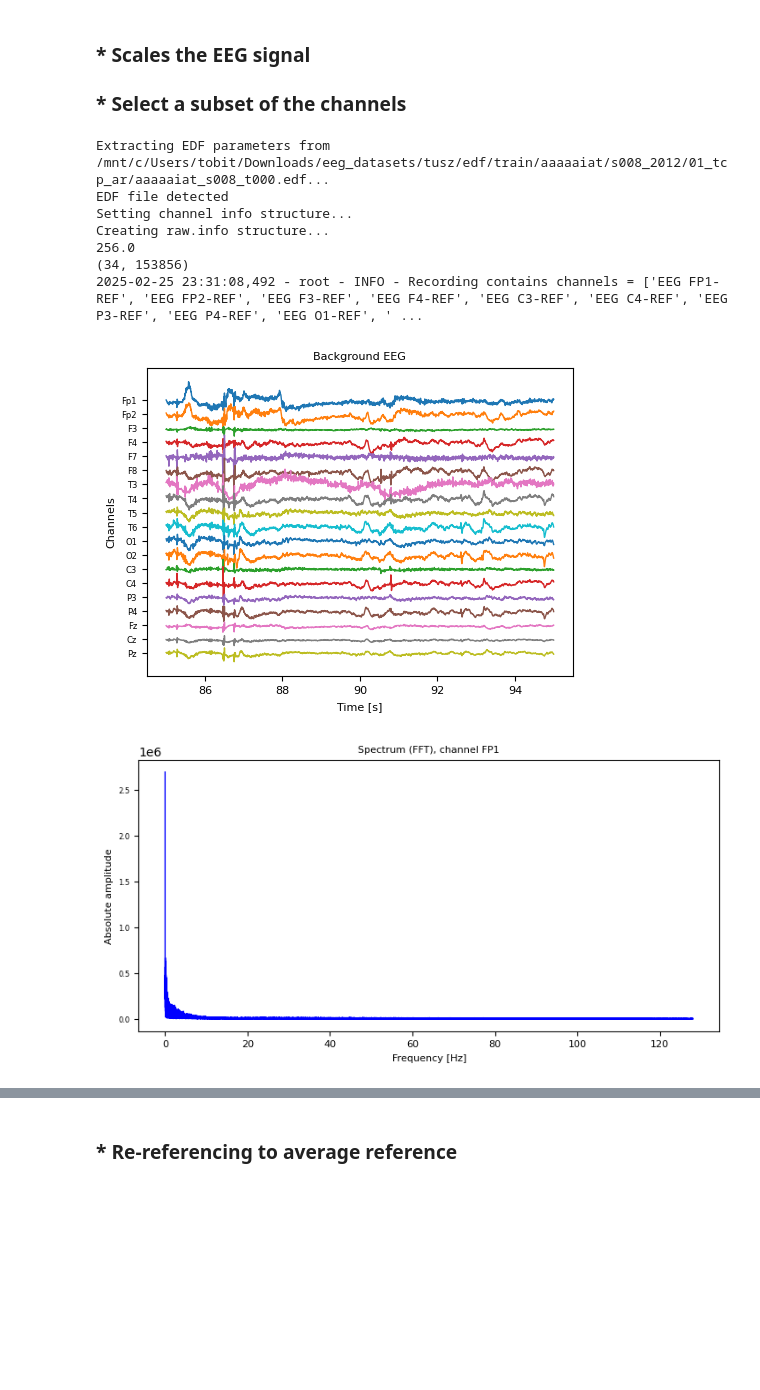
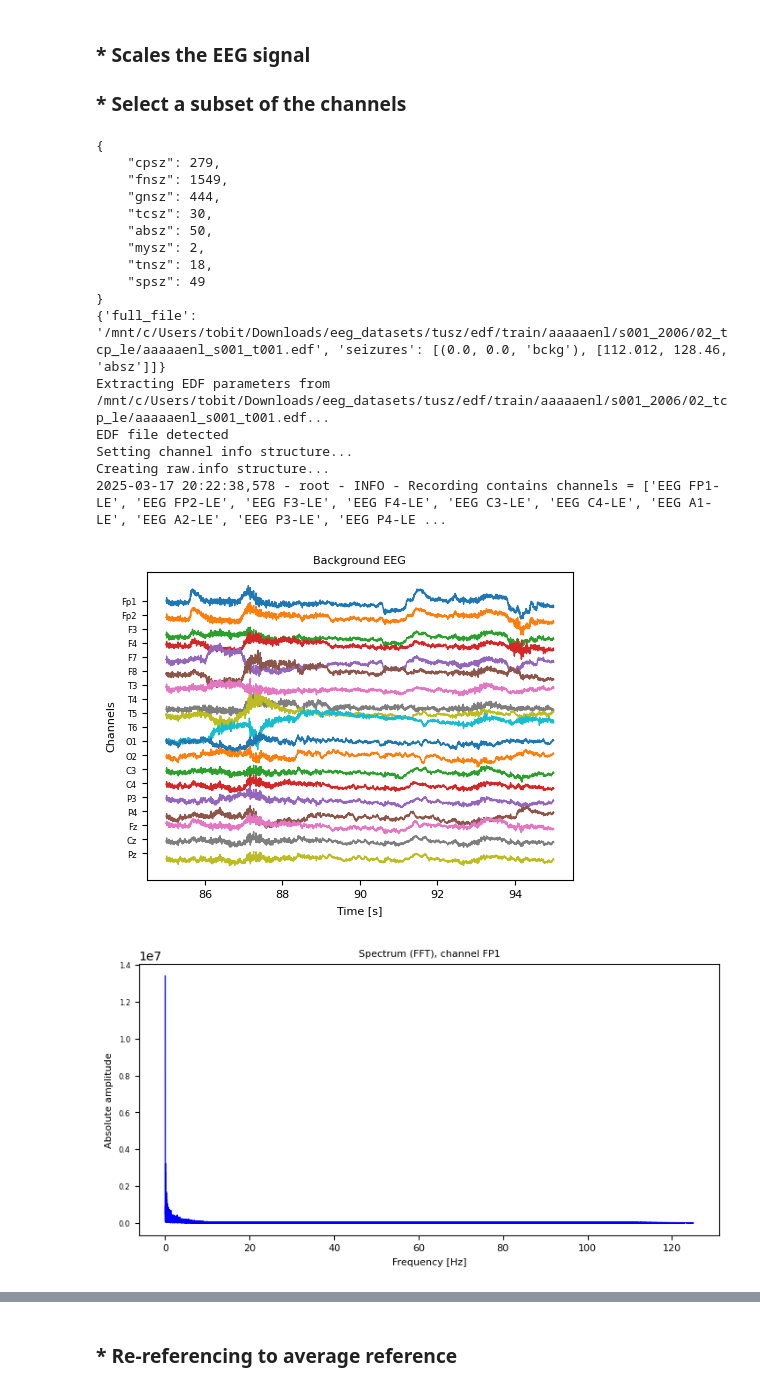
Before and after one commit to lasaid-udg/DCEC_SESH_seizure_biomarkers, a Jupyter notebook: notebooks/EEG_raw_analysis_Tusz.ipynb, the cells around one changed output, grey strips where cells are left out. Drawn from its saved outputs; the diff is of its cells as text; code cells hidden in the pictures; blank space fills up the shorter version.

```diff
--- a/notebooks/EEG_raw_analysis_Tusz.ipynb
+++ b/notebooks/EEG_raw_analysis_Tusz.ipynb
@@ -19,38 +19,48 @@ This warnings indicates broken support for the dtype!
 ### * Scales the EEG signal
 ### * Select a subset of the channels
 # %%
-PATIENT = "aaaaaiat"
-FILENAME = "aaaaaiat_s008_t000"
+PATIENT = "aaaaaenl"
+FILENAME = "aaaaaenl_s001_t001"
 PERIOD = [85, 95]
 
 ###########################################################
 metadata = MetadataListTusz()
+metadata.summarize()
 current_metadata = metadata.get(PATIENT, FILENAME)
-
+print(current_metadata)
 ###########################################################
 processor = EegProcessorTusz(current_metadata["full_file"])
 processor.scale()
 processor.select_channels()
 
 ###########################################################
 fourier = FourierAnalysis(processor.sampling_frequency)
 frequency_range, spectral_components = fourier.run_fast_fourier_transform(processor._data)
 
 ###########################################################
 plot_eeg_windows(processor._data, current_metadata, processor.selected_channels, processor.sampling_frequency, PERIOD)
 
 ###########################################################
 plot_eeg_spectrum(frequency_range, spectral_components, processor.selected_channels, "FP1")
 # %% [output]
-Extracting EDF parameters from /mnt/c/Users/tobit/Downloads/eeg_datasets/tusz/edf/train/aaaaaiat/s008_2012/01_tcp_ar/aaaaaiat_s008_t000.edf...
+{
+    "cpsz": 279,
+    "fnsz": 1549,
+    "gnsz": 444,
+    "tcsz": 30,
+    "absz": 50,
+    "mysz": 2,
+    "tnsz": 18,
+    "spsz": 49
+}
+{'full_file': '/mnt/c/Users/tobit/Downloads/eeg_datasets/tusz/edf/train/aaaaaenl/s001_2006/02_tcp_le/aaaaaenl_s001_t001.edf', 'seizures': [(0.0, 0.0, 'bckg'), [112.012, 128.46, 'absz']]}
+Extracting EDF parameters from /mnt/c/Users/tobit/Downloads/eeg_datasets/tusz/edf/train/aaaaaenl/s001_2006/02_tcp_le/aaaaaenl_s001_t001.edf...
 EDF file detected
 Setting channel info structure...
 Creating raw.info structure...
-256.0
-(34, 153856)
-2025-02-25 23:31:08,492 - root - INFO - Recording contains channels = ['EEG FP1-REF', 'EEG FP2-REF', 'EEG F3-REF', 'EEG F4-REF', 'EEG C3-REF', 'EEG C4-REF', 'EEG P3-REF', 'EEG P4-REF', 'EEG O1-REF', ' ...
+2025-03-17 20:22:38,578 - root - INFO - Recording contains channels = ['EEG FP1-LE', 'EEG FP2-LE', 'EEG F3-LE', 'EEG F4-LE', 'EEG C3-LE', 'EEG C4-LE', 'EEG A1-LE', 'EEG A2-LE', 'EEG P3-LE', 'EEG P4-LE ...
-[figure, old version]
+[figure, new version]
-[figure, old version]
+[figure, new version]
 # %%
 print(processor._data.shape)
 print(processor.sampling_frequency)
```
Also changed, not shown: parts of 8 cells of this notebook, 9 other files.
